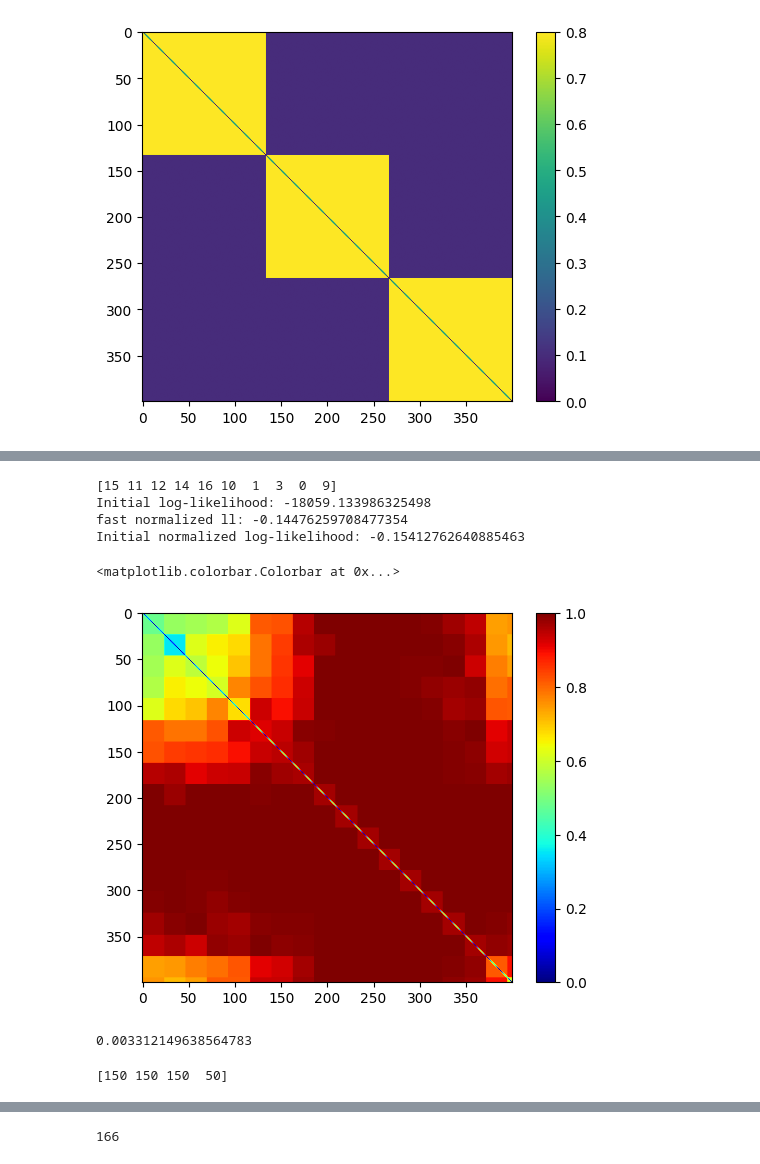
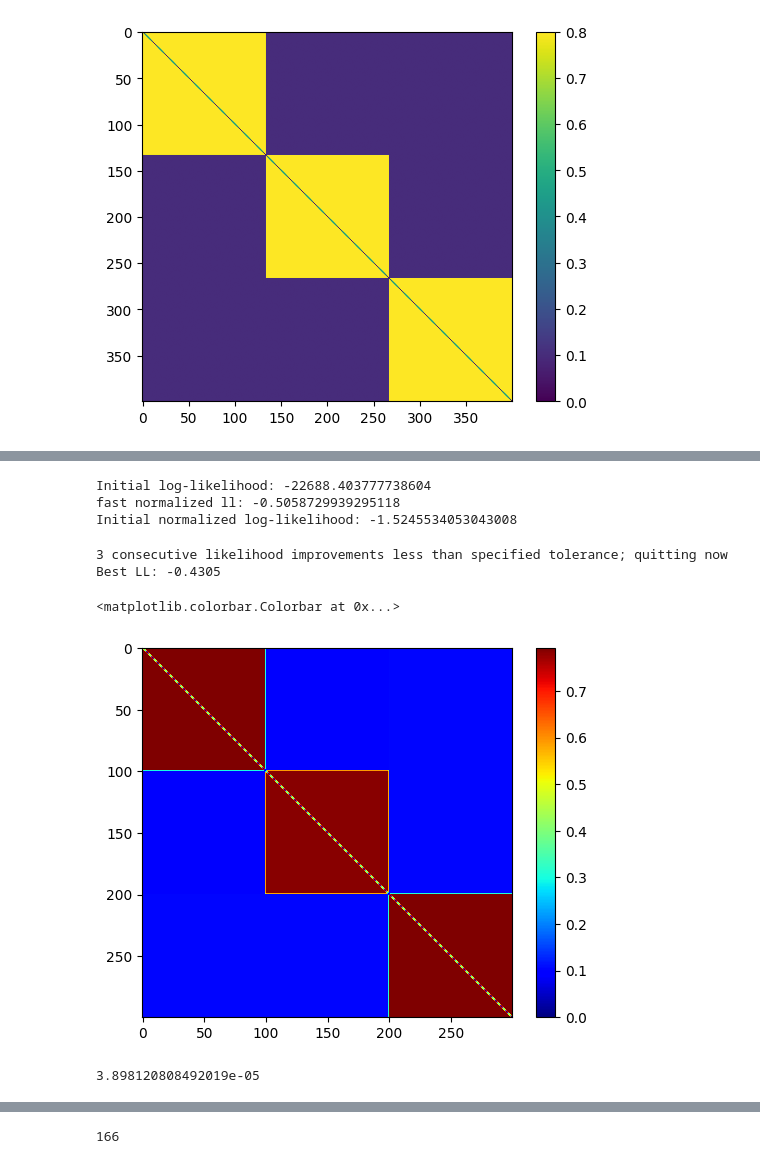
Before and after one commit to dufourc1/pygraphon, a Jupyter notebook: dev/2022_10_01_test_estimators.ipynb, the cells around one changed output, grey strips where cells are left out. Cells and saved outputs as stored; diff of their text form; code cells hidden in the pictures.

```diff
--- a/dev/2022_10_01_test_estimators.ipynb
+++ b/dev/2022_10_01_test_estimators.ipynb
@@ -39,8 +42,8 @@ plt.show()
 # %%
 #Draw a graph from the graphon with a given density and number of vertices, see GraphonAbstract.py
 from pygraphon.graphons import graphon_logit_sum
-A = graphon.draw(rho = 1,n = 500, exchangeable=False)
-plt.imshow(graphon_logit_sum._get_edge_probabilities(400,False,True), cmap = "jet")
+A = graphon.draw(rho = 1,n = 300, exchangeable=False)
+plt.imshow(graphon._get_edge_probabilities(400,False,True), cmap = "jet")
 plt.colorbar()
 plt.show()
 # %% [output]
@@ -79,26 +61,25 @@ plt.colorbar()
 from pygraphon.estimators import HistogramEstimator, MomentEstimator, SimpleMomentEstimator
 # %%
 hist = HistogramEstimator()
-hist.fit(graph= A, bandwidthHist= None)
+hist.fit(graph= A, bandwidthHist= 1/3, method = "matlab")
 # %% [output]
-[15 11 12 14 16 10  1  3  0  9]
-Initial log-likelihood: -18059.133986325498
-fast normalized ll: -0.14476259708477354
-Initial normalized log-likelihood: -0.15412762640885463
+Initial log-likelihood: -22688.403777738604
+fast normalized ll: -0.5058729939295118
+Initial normalized log-likelihood: -1.5245534053043008
+3 consecutive likelihood improvements less than specified tolerance; quitting now
+Best LL: -0.4305
 # %%
-plt.imshow(hist.get_graphon()._get_edge_probabilities(400,False,True), cmap = "jet")
+plt.imshow(hist.get_graphon()._get_edge_probabilities(300,False,True), cmap = "jet")
 plt.colorbar()
 # %% [output]
 <matplotlib.colorbar.Colorbar at 0x...>
-[figure, old version]
+[figure, new version]
 # %%
 from pygraphon.norm import MseProbaEdge
 norm = MseProbaEdge(n_nodes = 500)
-norm(graphon_logit_sum, hist)
+norm(graphon, hist)
 # %% [output]
-0.003312149638564783
+3.898120808492019e-05
 # %%
 my_hist = HistogramEstimator()
-my_hist.fit(graph= A, bandwidthHist= 0.3)
+my_hist.fit(graph= A, bandwidthHist= 1/3)
-# %% [output]
-[150 150 150  50]
```
Also changed, not shown: parts of 23 cells of this notebook, 6 other files.
